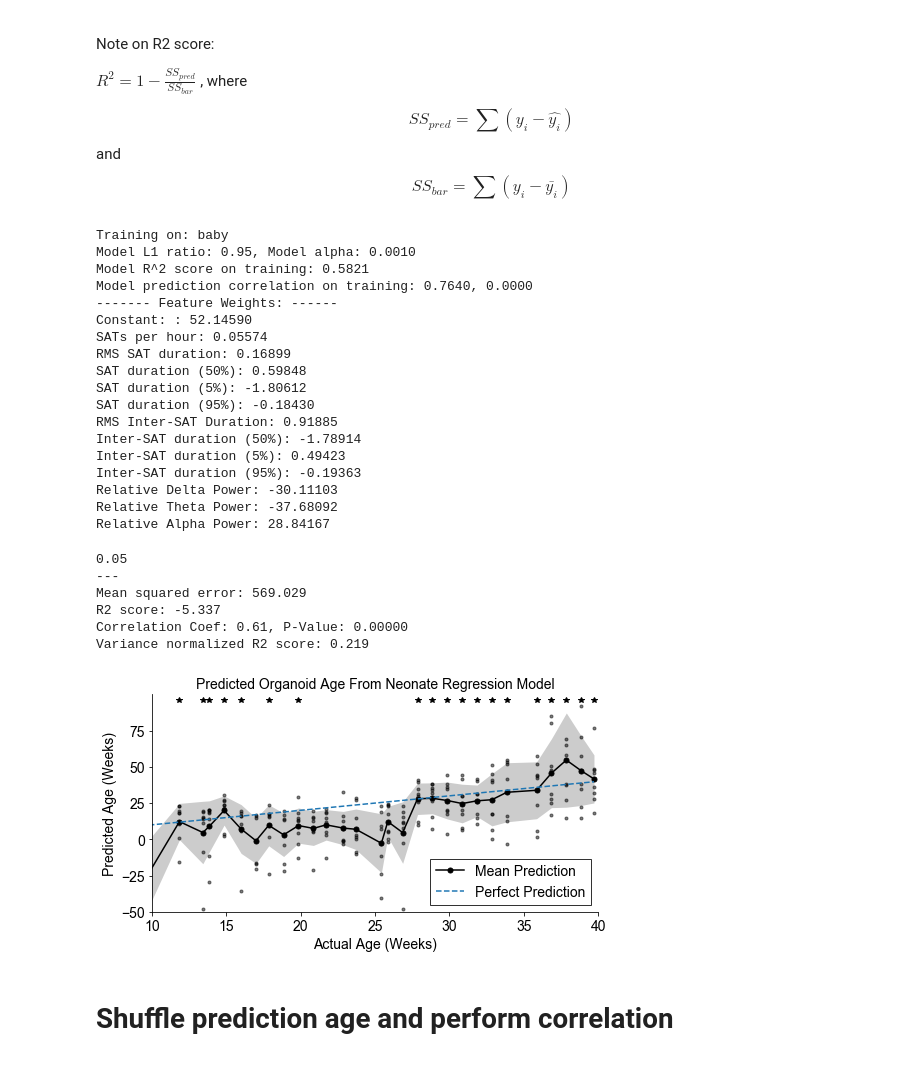
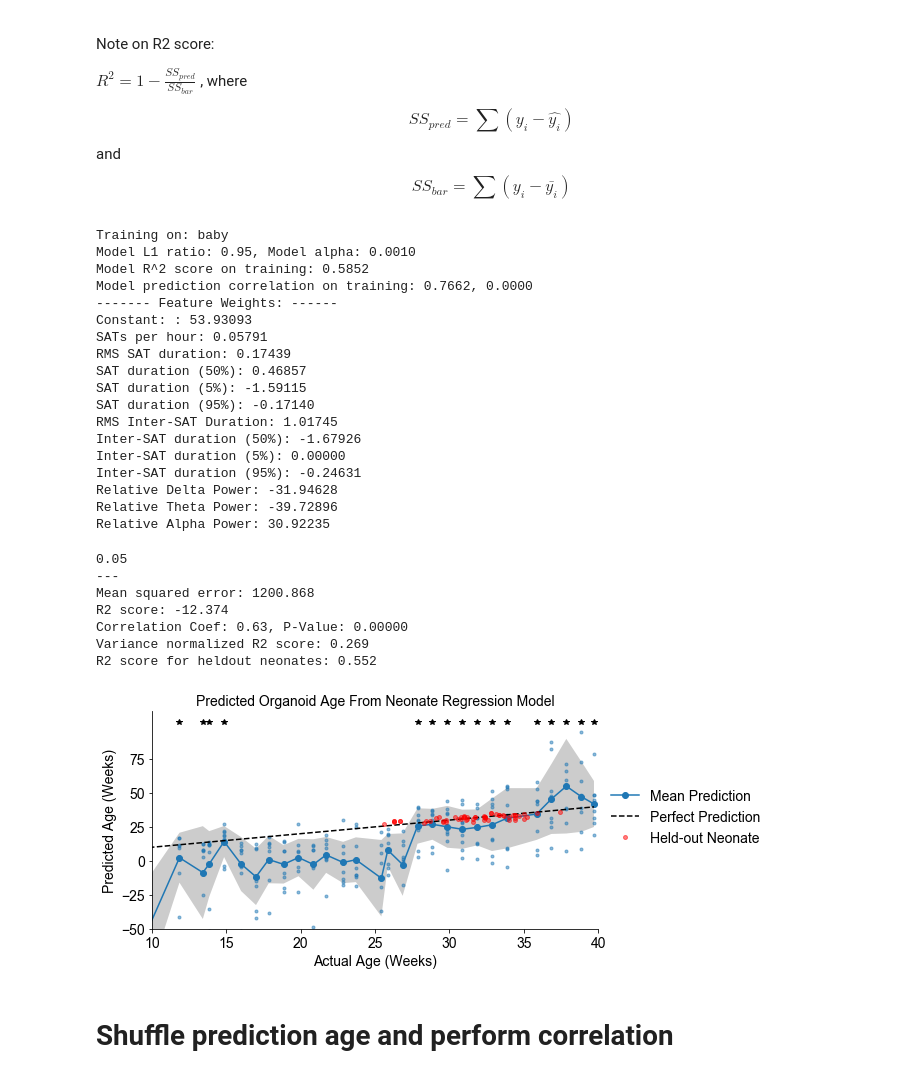
Before and after one commit to voytekresearch/OscillatoryOrganoids, a Jupyter notebook: organoid_EEG_age_regression.ipynb, the cells around one changed output. Drawn from its saved outputs; the diff is of its cells as text; code cells hidden in the pictures.

```diff
--- a/organoid_EEG_age_regression.ipynb
+++ b/organoid_EEG_age_regression.ipynb
@@ -14,6 +14,7 @@ font = {'family' : 'arial',
 
 import matplotlib
 matplotlib.rc('font', **font)
+CKEYS = plt.rcParams['axes.prop_cycle'].by_key()['color']
 
 from sklearn.preprocessing import PolynomialFeatures
 from sklearn.pipeline import make_pipeline
@@ -319,6 +318,8 @@ $R^2 = 1- \frac{SS_{pred}}{SS_{bar}}$ , where
 $$ SS_{pred} =  \sum (y_i - \hat{y_i}) $$ and
 $$ SS_{bar} =  \sum (y_i - \bar{y_i}) $$
 # %%
+np.random.seed(0)
+
 # setting up data
 train_set = 'baby'
 feat_subset = range(len(feat_names_abr))
@@ -329,6 +330,14 @@ train_x, train_y, train_id, test_x, test_y, test_id = get_preproc_datasets(
     baby_feat, baby_pma, baby_id,
     org_feat_stacked, org_age_stacked, org_id_stacked,
     train_set=train_set, feat_cols=feat_cols[feat_subset], age_range=(1,40))
+
+# split training set into train and held-out set
+n_samples = train_y.shape[0]
+n_heldout = int(n_samples*0.1)
+heldout_inds = np.sort(np.random.choice(n_samples, n_heldout, replace=False))
+train_inds = np.setdiff1d(np.arange(n_samples), heldout_inds)
+heldout_x, heldout_y = train_x[heldout_inds,:], train_y[heldout_inds]
+train_x, train_y, train_id = train_x[train_inds,:], train_y[train_inds], train_id[train_inds]
 
 # cross-validation iterator
 if train_set is 'baby':
@@ -341,9 +350,10 @@ elif train_set is 'organoid':
     cv_splitter = model_selection.LeavePGroupsOut(
         n_groups=val_size).split(train_x, train_y, train_id)
 
+
 # elastic net with grid search on alpha and L1_ratio
 l1_ratios = np.arange(0.05,1,0.05)
-alphas = np.logspace(-3, 1, 20)
+alphas = np.logspace(-3, 2, 10)
 model = linear_model.ElasticNetCV(l1_ratio=l1_ratios, alphas=alphas, cv=cv_splitter, normalize=False)
 
 # fit
@@ -355,44 +365,51 @@ print_model_weights(model, np.array(feat_names)[feat_subset])
 # %% [output]
 Training on: baby
 Model L1 ratio: 0.95, Model alpha: 0.0010
-Model R^2 score on training: 0.5821
-Model prediction correlation on training: 0.7640, 0.0000
+Model R^2 score on training: 0.5852
+Model prediction correlation on training: 0.7662, 0.0000
 ------- Feature Weights: ------
-Constant: : 52.14590
-SATs per hour: 0.05574
-RMS SAT duration: 0.16899
-SAT duration (50%): 0.59848
-SAT duration (5%): -1.80612
-SAT duration (95%): -0.18430
-RMS Inter-SAT Duration: 0.91885
-Inter-SAT duration (50%): -1.78914
-Inter-SAT duration (5%): 0.49423
-Inter-SAT duration (95%): -0.19363
-Relative Delta Power: -30.11103
-Relative Theta Power: -37.68092
-Relative Alpha Power: 28.84167
+Constant: : 53.93093
+SATs per hour: 0.05791
+RMS SAT duration: 0.17439
+SAT duration (50%): 0.46857
+SAT duration (5%): -1.59115
+SAT duration (95%): -0.17140
+RMS Inter-SAT Duration: 1.01745
+Inter-SAT duration (50%): -1.67926
+Inter-SAT duration (5%): 0.00000
+Inter-SAT duration (95%): -0.24631
+Relative Delta Power: -31.94628
+Relative Theta Power: -39.72896
+Relative Alpha Power: 30.92235
 # %%
-# do prediction
+# do prediction & plot
 predict_on_testset(model, test_x, test_y, figsize=(8,4))
-predicted_y = model.predict(test_x)
-print('Variance normalized R2 score: %.3f'%r2_score(stats.zscore(test_y), stats.zscore(predicted_y)))
-plt.ylim([-50, 100])
+print('Variance normalized R2 score: %.3f'%r2_score(stats.zscore(test_y), stats.zscore(model.predict(test_x))))
+
+# plot prediction on held-out data
+plt.plot(heldout_y, model.predict(heldout_x), 'r.', ms=8, alpha=0.5, label='Held-out Neonate')
+print('R2 score for heldout neonates: %.3f'%r2_score(heldout_y, model.predict(heldout_x)))
+
+
+# append to plot
+plt.ylim([-50, 110])
 plt.yticks(range(-50,100,25))
 plt.xlabel('Actual Age (Weeks)')
 plt.ylabel('Predicted Age (Weeks)')
 plt.xlim([10, 40])
 plt.title('Predicted Organoid Age From Neonate Regression Model', fontsize=14);
-plt.legend(loc='lower right')
+plt.legend(bbox_to_anchor=[1.0,0.7], frameon=False)
 plt.gca().spines['right'].set_visible(False);plt.gca().spines['top'].set_visible(False);
-plt.savefig(fig_saveout + '6_ageprediction.pdf', bbox_inches = 'tight')
+#plt.savefig(fig_saveout + '6_ageprediction.pdf', bbox_inches = 'tight')
 # %% [output]
 0.05
 ---
-Mean squared error: 569.029
-R2 score: -5.337
-Correlation Coef: 0.61, P-Value: 0.00000
-Variance normalized R2 score: 0.219
+Mean squared error: 1200.868
+R2 score: -12.374
+Correlation Coef: 0.63, P-Value: 0.00000
+Variance normalized R2 score: 0.269
+R2 score for heldout neonates: 0.552
-[figure, old version]
+[figure, new version]
 # %% [markdown]
 # Shuffle prediction age and perform correlation
 # %%
```
Also changed, not shown: parts of 4 cells of this notebook, 9 other files.
